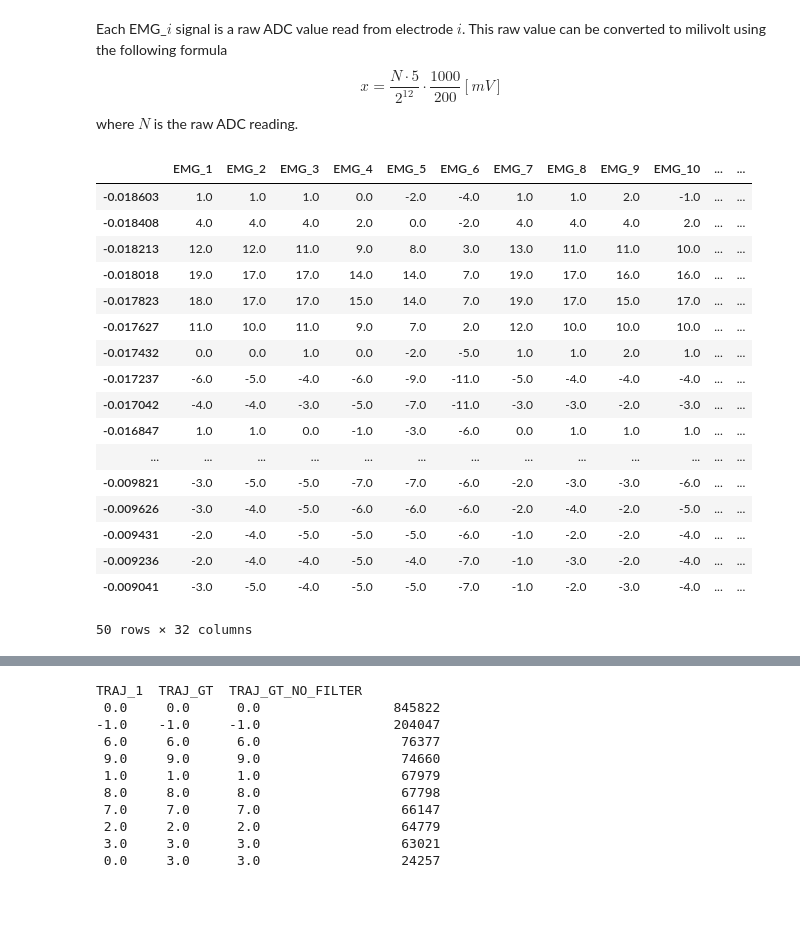
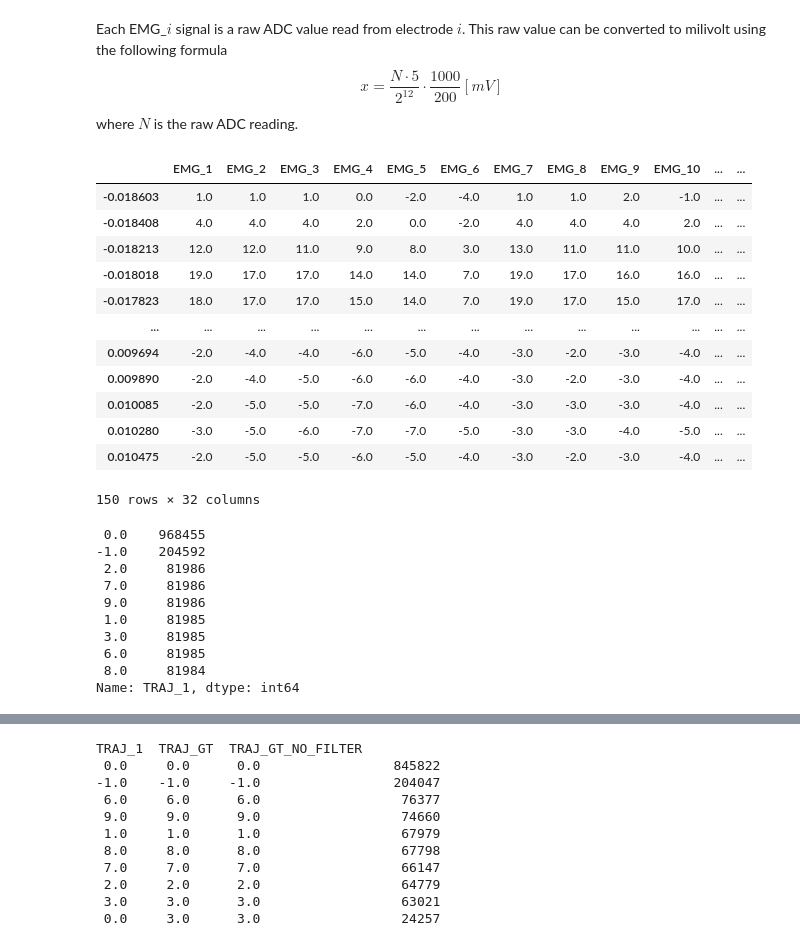
Before and after one commit to moshebeutel/EMG_data_analysis, a Jupyter notebook: EMG_analysis_notebook.ipynb, the cells around one changed output, grey strips where cells are left out. Saved outputs shown, nothing was run; the diff lists cells and outputs as text; code cells hidden in the pictures; blank space fills up the shorter version.

```diff
--- a/EMG_analysis_notebook.ipynb
+++ b/EMG_analysis_notebook.ipynb
@@ -103,23 +126,31 @@ data.describe()
 Each EMG_$i$ signal is a raw ADC value read from electrode $i$. This raw value can be converted to milivolt using the following formula
 $$x = \frac{N \cdot 5}{2^{12}} \cdot \frac{1000}{200}[mV]$$ where $N$ is the raw ADC reading.
 # %%
-data.head(50)
+data.head(150)
 # %% [output]
 |  | EMG_1 | EMG_2 | EMG_3 | EMG_4 | EMG_5 | EMG_6 | EMG_7 | EMG_8 | EMG_9 | EMG_10 | ... | ... |
 | -0.018603 | 1.0 | 1.0 | 1.0 | 0.0 | -2.0 | -4.0 | 1.0 | 1.0 | 2.0 | -1.0 | ... | ... |
 | -0.018408 | 4.0 | 4.0 | 4.0 | 2.0 | 0.0 | -2.0 | 4.0 | 4.0 | 4.0 | 2.0 | ... | ... |
 | -0.018213 | 12.0 | 12.0 | 11.0 | 9.0 | 8.0 | 3.0 | 13.0 | 11.0 | 11.0 | 10.0 | ... | ... |
 | -0.018018 | 19.0 | 17.0 | 17.0 | 14.0 | 14.0 | 7.0 | 19.0 | 17.0 | 16.0 | 16.0 | ... | ... |
 | -0.017823 | 18.0 | 17.0 | 17.0 | 15.0 | 14.0 | 7.0 | 19.0 | 17.0 | 15.0 | 17.0 | ... | ... |
-| -0.017627 | 11.0 | 10.0 | 11.0 | 9.0 | 7.0 | 2.0 | 12.0 | 10.0 | 10.0 | 10.0 | ... | ... |
-| -0.017432 | 0.0 | 0.0 | 1.0 | 0.0 | -2.0 | -5.0 | 1.0 | 1.0 | 2.0 | 1.0 | ... | ... |
-| -0.017237 | -6.0 | -5.0 | -4.0 | -6.0 | -9.0 | -11.0 | -5.0 | -4.0 | -4.0 | -4.0 | ... | ... |
-| -0.017042 | -4.0 | -4.0 | -3.0 | -5.0 | -7.0 | -11.0 | -3.0 | -3.0 | -2.0 | -3.0 | ... | ... |
-| -0.016847 | 1.0 | 1.0 | 0.0 | -1.0 | -3.0 | -6.0 | 0.0 | 1.0 | 1.0 | 1.0 | ... | ... |
 | ... | ... | ... | ... | ... | ... | ... | ... | ... | ... | ... | ... | ... |
-| -0.009821 | -3.0 | -5.0 | -5.0 | -7.0 | -7.0 | -6.0 | -2.0 | -3.0 | -3.0 | -6.0 | ... | ... |
-| -0.009626 | -3.0 | -4.0 | -5.0 | -6.0 | -6.0 | -6.0 | -2.0 | -4.0 | -2.0 | -5.0 | ... | ... |
-| -0.009431 | -2.0 | -4.0 | -5.0 | -5.0 | -5.0 | -6.0 | -1.0 | -2.0 | -2.0 | -4.0 | ... | ... |
-| -0.009236 | -2.0 | -4.0 | -4.0 | -5.0 | -4.0 | -7.0 | -1.0 | -3.0 | -2.0 | -4.0 | ... | ... |
-| -0.009041 | -3.0 | -5.0 | -4.0 | -5.0 | -5.0 | -7.0 | -1.0 | -2.0 | -3.0 | -4.0 | ... | ... |
+| 0.009694 | -2.0 | -4.0 | -4.0 | -6.0 | -5.0 | -4.0 | -3.0 | -2.0 | -3.0 | -4.0 | ... | ... |
+| 0.009890 | -2.0 | -4.0 | -5.0 | -6.0 | -6.0 | -4.0 | -3.0 | -2.0 | -3.0 | -4.0 | ... | ... |
+| 0.010085 | -2.0 | -5.0 | -5.0 | -7.0 | -6.0 | -4.0 | -3.0 | -3.0 | -3.0 | -4.0 | ... | ... |
+| 0.010280 | -3.0 | -5.0 | -6.0 | -7.0 | -7.0 | -5.0 | -3.0 | -3.0 | -4.0 | -5.0 | ... | ... |
+| 0.010475 | -2.0 | -5.0 | -5.0 | -6.0 | -5.0 | -4.0 | -3.0 | -2.0 | -3.0 | -4.0 | ... | ... |
-50 rows × 32 columns
+150 rows × 32 columns
+# %%
+data['TRAJ_1'].value_counts()
+# %% [output]
+ 0.0    968455
+-1.0    204592
+ 2.0     81986
+ 7.0     81986
+ 9.0     81986
+ 1.0     81985
+ 3.0     81985
+ 6.0     81985
+ 8.0     81984
+Name: TRAJ_1, dtype: int64
```
Also changed, not shown: parts of 5 cells of this notebook, 7 other files.
